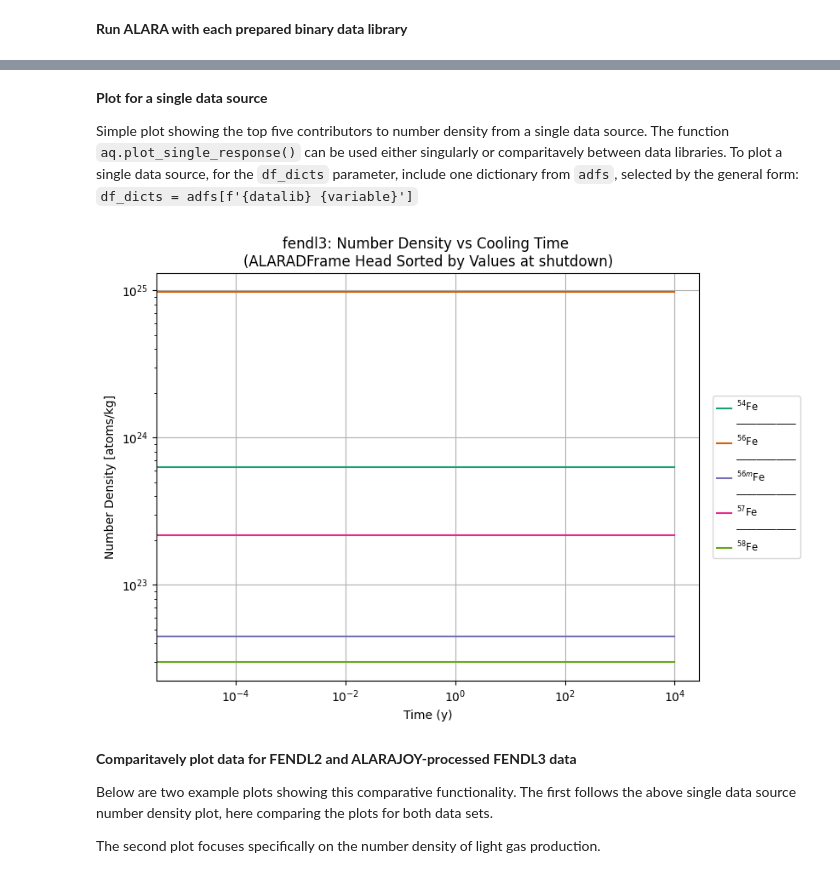
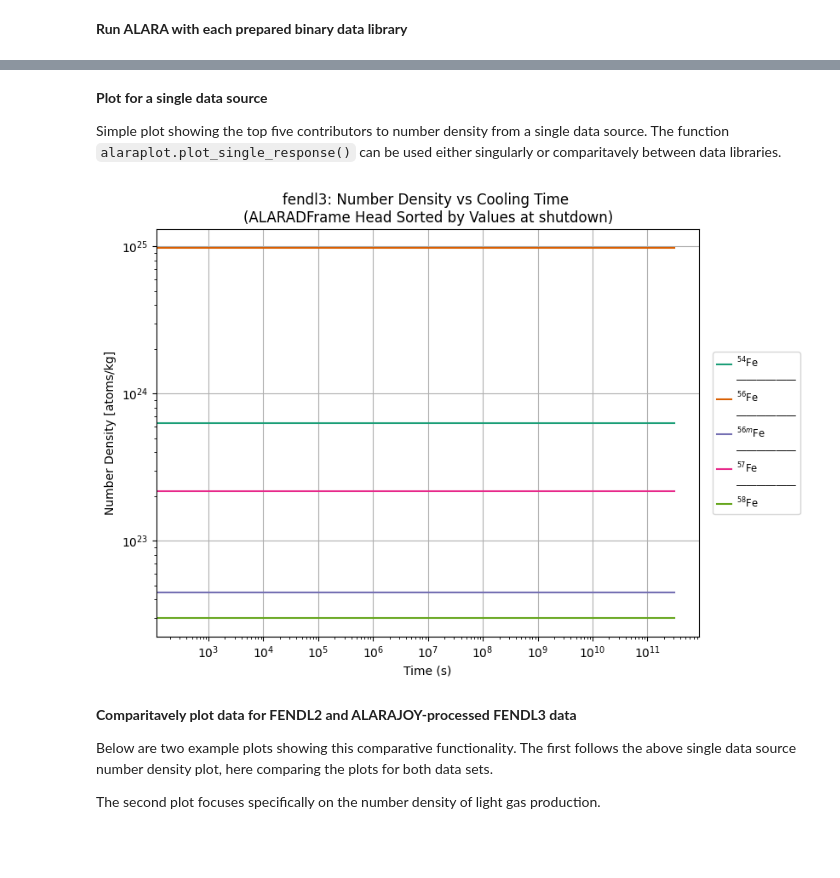
Before and after one commit to svalinn/ALARA, a Jupyter notebook: tools/ALARAJOYWrapper/alarajoy_QA_notebook.ipynb, the cells around one changed output, grey strips where cells are left out. Saved outputs shown, nothing was run; the diff lists cells and outputs as text; code cells hidden in the pictures; blank space fills up the shorter version.

```diff
--- a/tools/ALARAJOYWrapper/alarajoy_QA_notebook.ipynb
+++ b/tools/ALARAJOYWrapper/alarajoy_QA_notebook.ipynb
@@ -71,19 +71,17 @@ adfs['fendl3 Number Density']['Data']
 # %% [markdown]
 **Plot for a single data source**
 
-Simple plot showing the top five contributors to number density from a single data source. The function `aq.plot_single_response()` can be used either singularly or comparitavely between data libraries. To plot a single data source, for the `df_dicts` parameter, include one dictionary from `adfs`, selected by the general form: `df_dicts = adfs[f'{datalib} {variable}']`
+Simple plot showing the top five contributors to number density from a single data source. The function `alaraplot.plot_single_response()` can be used either singularly or comparitavely between data libraries.
-# %%
-f3_numdens = adfs['fendl3 Number Density']
-f3_numdens['Sorted/Head'] = f3_numdens['Data'].sort_values(
-    'shutdown',ascending=False).head(6)
-aop.plot_single_response(
-    f3_numdens,
-    data_key='Sorted/Head',
-    seconds=False,
-    head=True
-)
-# %% [output]
-[figure, removed]
+# %%
+alaraplot.plot_single_response(
+    adf,
+    run_lbls='fendl3',
+    variable='Number Density',
+    head=6,
+    total=False
+)
+# %% [output]
+[figure, added]
 # %% [markdown]
 **Comparitavely plot data for FENDL2 and ALARAJOY-processed FENDL3 data**
 
```
Also changed, not shown: parts of 11 cells of this notebook, 1 other file.
